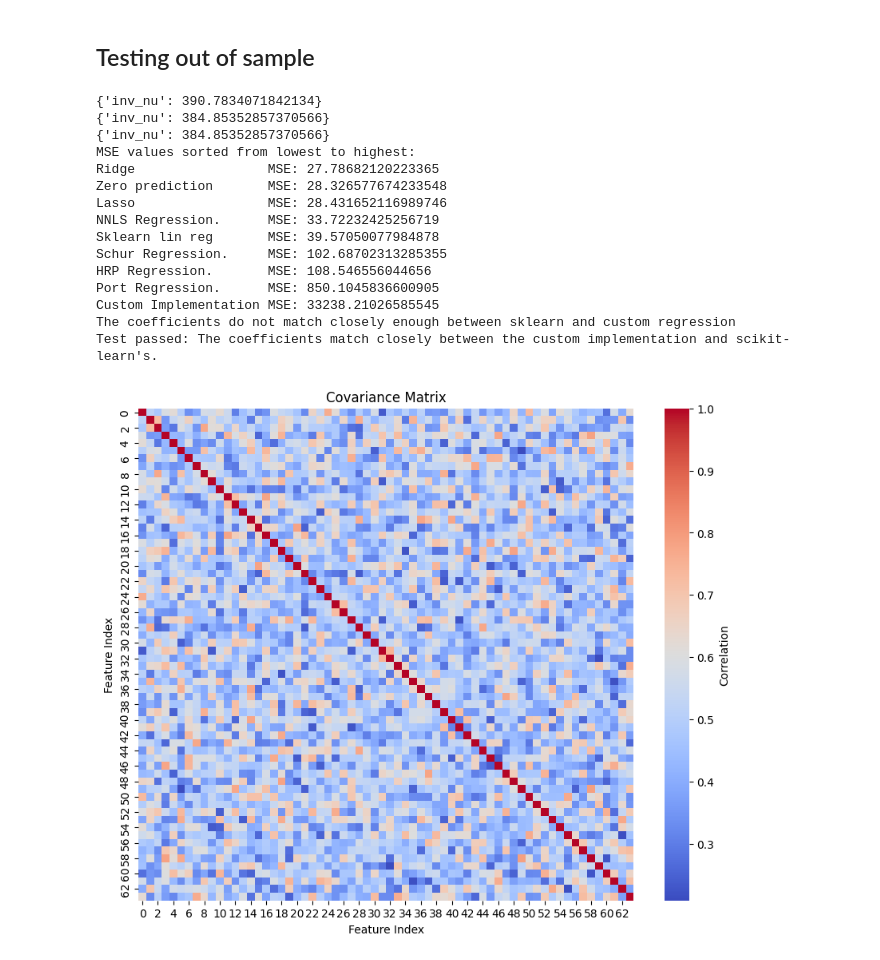
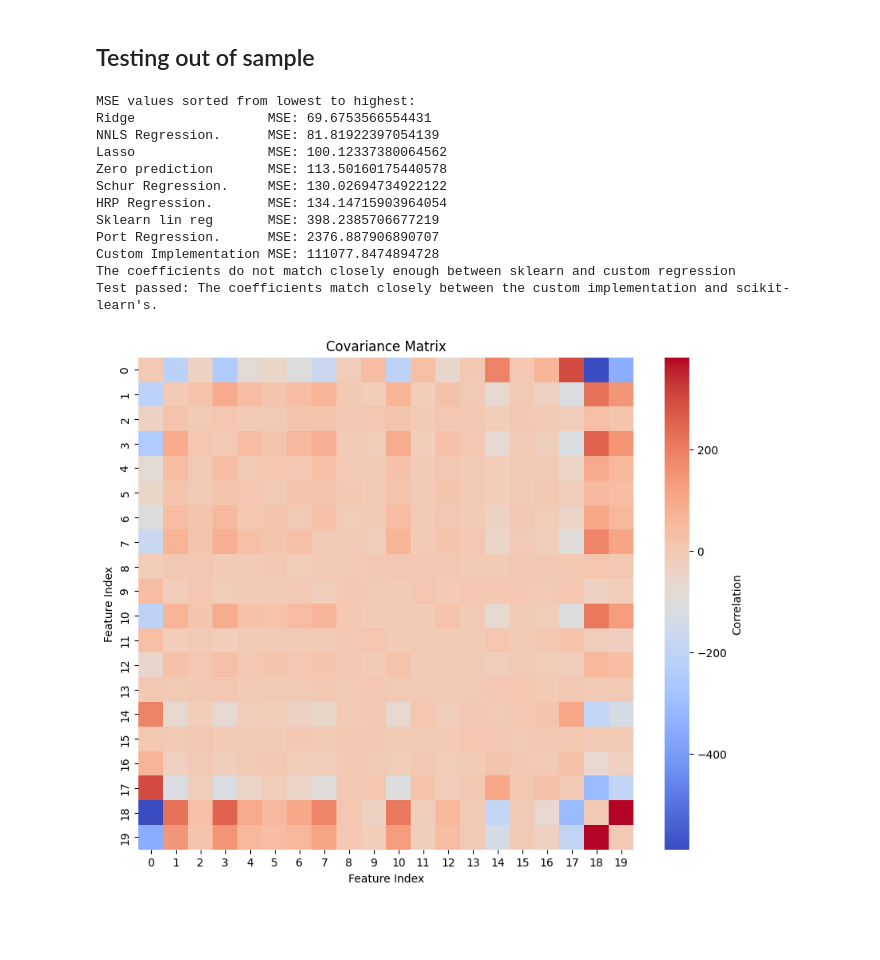
Before and after one commit to microprediction/precise, a Jupyter notebook: schur_regression.ipynb, the cells around one changed output. Cells and saved outputs as stored; diff of their text form; code cells hidden in the pictures; blank space fills up the shorter version.

```diff
--- a/schur_regression.ipynb
+++ b/schur_regression.ipynb
@@ -243,7 +274,7 @@ from sklearn.linear_model import LinearRegression, Ridge, Lasso
 from sklearn.preprocessing import StandardScaler
 from sklearn.metrics import mean_squared_error
 from scipy.optimize import nnls
-
+from sklearn.datasets import make_spd_matrix
 
 def nnls_regression(X, y):
     beta_nnls, rnorm = nnls(X, y)
@@ -252,20 +283,16 @@ def nnls_regression(X, y):
 def test_scaled_regression():
     np.random.seed(0)
     # Generate correlated X
-    n_samples =  400
-    n_features = 64
+    n_samples =  4000
+    n_features = 20
     n_informative = 20
-    assert n_informative>5
     beta_true = np.concatenate([
-    np.random.normal(loc=1, scale=0.1, size=n_informative-5),  # Adjust scale as needed
-    np.random.normal(loc=0.0, scale=0.1, size=5),
-    np.random.normal(loc=0.1, scale=0.1, size=n_informative),
-    np.zeros(n_features - 2 * n_informative)
-])
+    np.random.normal(loc=0.0, scale=0.1, size=n_features-n_informative),
+    np.random.normal(loc=1.5, scale=0.1, size=n_informative)
+    ])
 
     # Create a covariance matrix
     n_samples = 400
-    n_features = 64
 
     # Create a structured covariance matrix
     standard_deviations = np.linspace(0.1, 0.5, n_features)  # Standard deviations increasing from 0.1 to 2
@@ -278,38 +305,15 @@ def test_scaled_regression():
 
     # Ensure each block has an equal number of features for simplicity
     block_size = n_features // n_blocks
-    standard_deviations = np.linspace(0.1, 0.2, n_features)
+    standard_deviations = np.linspace(0.1, 0.1, n_features)
 
     # Initialize the covariance matrix
-    cov_matrix = np.zeros((n_features, n_features))
-
-    # Assign high covariance within blocks and lower covariance between blocks
-    for i in range(n_features):
-        for j in range(n_features):
-            block_i = i // block_size
-            block_j = j // block_size
-            if block_i == block_j:
-                # Higher covariance within the same block
-                cov_matrix[i, j] = standard_deviations[i] * standard_deviations[j] * (0.2 + np.random.uniform(0, 0.6))
-            else:
-                # Lower covariance between different blocks
-                distance = abs(i - j)
-                cov_matrix[i, j] = standard_deviations[i] * standard_deviations[j] * (0.3 + np.random.uniform(0, 0.2)) / (1 + distance * 2)  # Increase distance effect
-
-    # Ensure the matrix is symmetric and positive-definite
+    cov_matrix = make_spd_matrix(n_features)
     cov_matrix = (cov_matrix + cov_matrix.T) / 2
-    np.fill_diagonal(cov_matrix, standard_deviations**2)  # Diagonal elements are variances
 
 
     # Generate X data with hierarchical covariance structure
     X = np.random.multivariate_normal(mean=np.zeros(n_features), cov=cov_matrix, size=n_samples)
-
-
-
-    # Ensure the matrix is symmetric and positive-definite
-    cov_matrix = (cov_matrix + cov_matrix.T) / 2
-    np.fill_diagonal(cov_matrix, standard_deviations**2)  # Diagonal elements are variances
-
 
     # Ensure the matrix is symmetric and positive-definite
     np.fill_diagonal(cov_matrix, standard_deviations**2)
@@ -393,43 +397,40 @@ def test_scaled_regression():
     # Add assertions or comparisons as needed, for example:
     if not np.allclose(beta_custom, beta_sklearn, atol=1e-4):
          print("The coefficients do not match closely enough between sklearn and custom regression")
 
     print("Test passed: The coefficients match closely between the custom implementation and scikit-learn's.")
 
 
     import matplotlib.pyplot as plt
     import seaborn as sns
     plt.figure(figsize=(10, 8))
     corr_matrix = np.zeros_like(cov_matrix)
 
     # Convert covariance matrix to correlation matrix
     for i in range(n_features):
         for j in range(n_features):
             corr_matrix[i, j] = cov_matrix[i, j] / (np.sqrt(cov_matrix[i, i] * cov_matrix[j, j]))
 
     sns.heatmap(corr_matrix, cmap='coolwarm', cbar_kws={'label': 'Correlation'})
     plt.title('Covariance Matrix')
     plt.xlabel('Feature Index')
     plt.ylabel('Feature Index')
     plt.show()
 
 
 # Call the test function
 test_scaled_regression()
 # %% [output]
-{'inv_nu': 390.7834071842134}
-{'inv_nu': 384.85352857370566}
-{'inv_nu': 384.85352857370566}
 MSE values sorted from lowest to highest:
-Ridge                 MSE: 27.78682120223365
-Zero prediction       MSE: 28.326577674233548
-Lasso                 MSE: 28.431652116989746
-NNLS Regression.      MSE: 33.72232425256719
-Sklearn lin reg       MSE: 39.57050077984878
-Schur Regression.     MSE: 102.68702313285355
-HRP Regression.       MSE: 108.546556044656
-Port Regression.      MSE: 850.1045836600905
-Custom Implementation MSE: 33238.21026585545
+Ridge                 MSE: 69.6753566554431
+NNLS Regression.      MSE: 81.81922397054139
+Lasso                 MSE: 100.12337380064562
+Zero prediction       MSE: 113.50160175440578
+Schur Regression.     MSE: 130.02694734922122
+HRP Regression.       MSE: 134.14715903964054
+Sklearn lin reg       MSE: 398.2385706677219
+Port Regression.      MSE: 2376.887906890707
+Custom Implementation MSE: 111077.8474894728
 The coefficients do not match closely enough between sklearn and custom regression
 Test passed: The coefficients match closely between the custom implementation and scikit-learn's.
-[figure, old version]
+[figure, new version]
```
Also changed, not shown: parts of 8 cells of this notebook.
